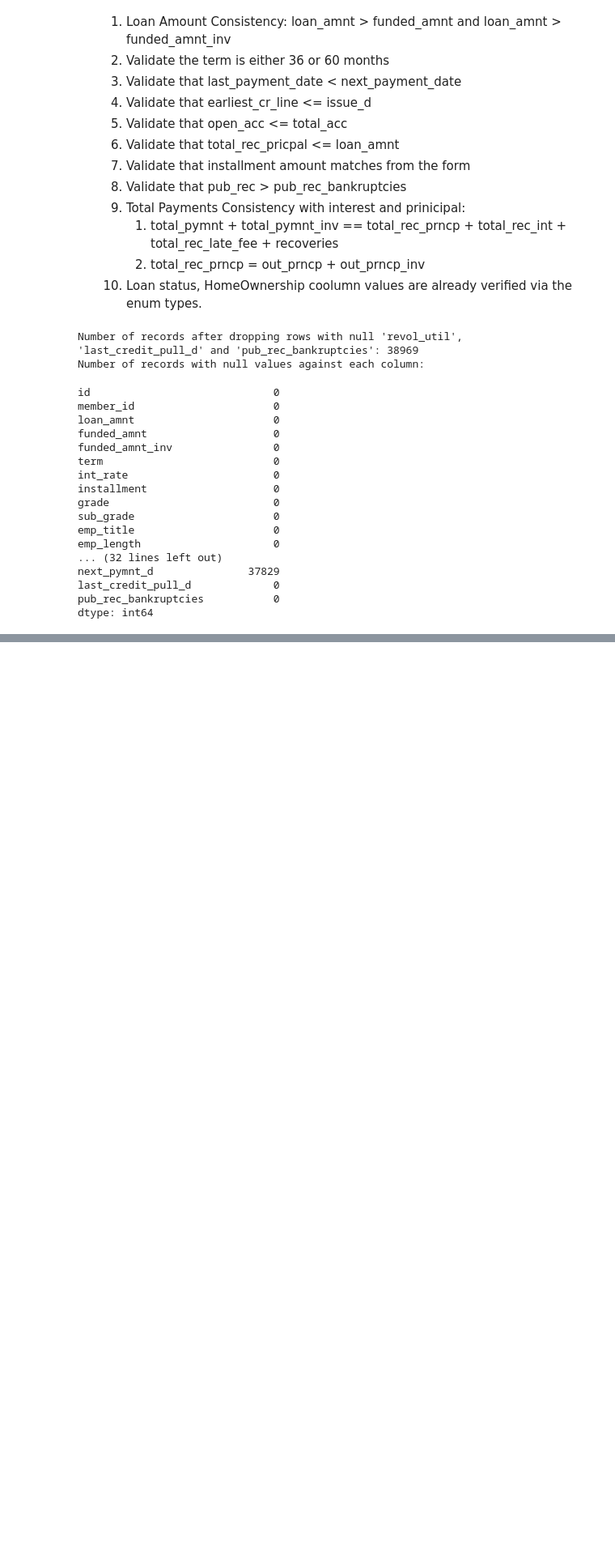
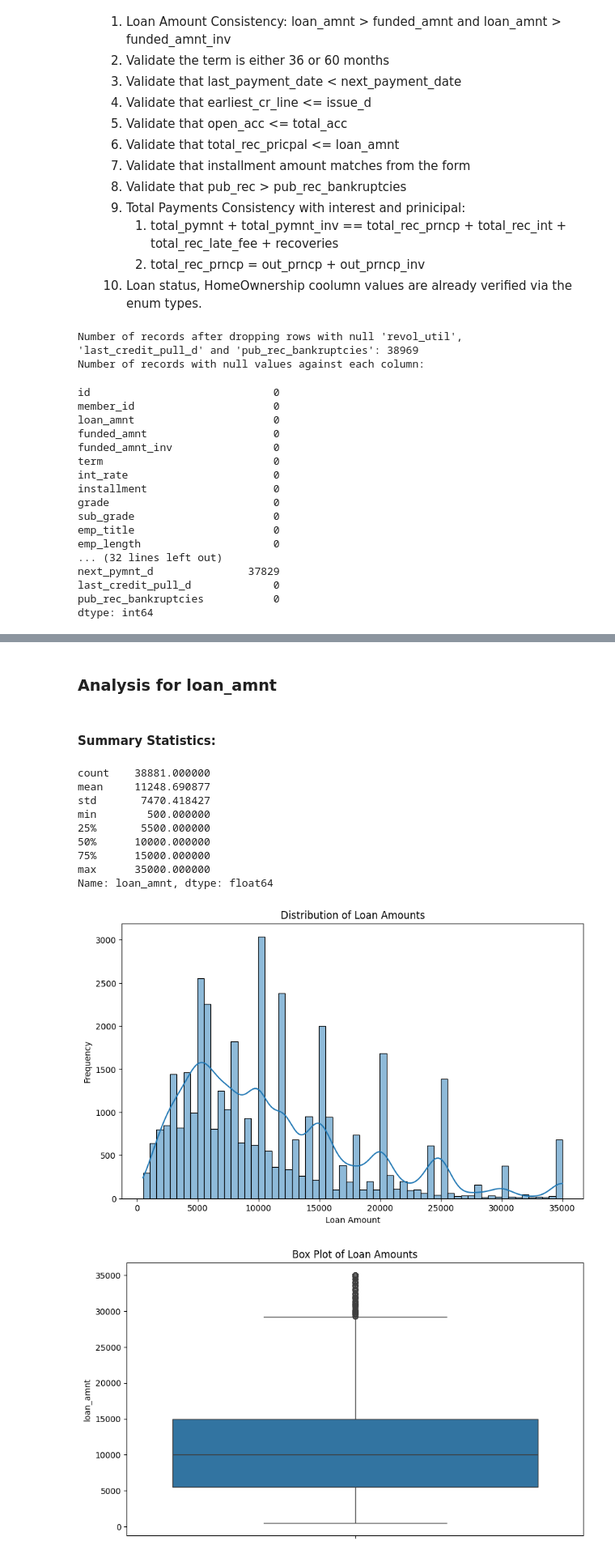
Before and after one commit to sachinbehl/LendingClubCaseStudy, a Jupyter notebook: LendingClubCaseStudy.ipynb, the cells around one changed output, grey strips where cells are left out. Shown at 81% size. Saved outputs shown, nothing was run; the diff lists cells and outputs as text; code cells hidden in the pictures; blank space fills up the shorter version.

Commit message:
Updated the code with univerate analysis.

```diff
--- a/LendingClubCaseStudy.ipynb
+++ b/LendingClubCaseStudy.ipynb
@@ -617,0 +669,43 @@ Index: []
+# %%
+# Analysis for `loan amt'
+import matplotlib.pyplot as plt
+import seaborn as sns
+
+# Analysis for 'loan_amnt'
+display(HTML(f"<h3>Analysis for loan_amnt</h3>"))
+
+# Summary statistics
+display(HTML(f"<h4>Summary Statistics:</h4>"))
+summary_stats = lendingCaseStudyDataFrameCleanedWithTypesCorrected['loan_amnt'].describe()
+display(summary_stats)
+
+# Histogram
+plt.figure(figsize=(10, 6))
+sns.histplot(lendingCaseStudyDataFrameCleanedWithTypesCorrected['loan_amnt'], kde=True)
+plt.title('Distribution of Loan Amounts')
+plt.xlabel('Loan Amount')
+plt.ylabel('Frequency')
+plt.show()
+
+# Box plot
+plt.figure(figsize=(10, 6))
+sns.boxplot(y=lendingCaseStudyDataFrameCleanedWithTypesCorrected['loan_amnt'])
+plt.title('Box Plot of Loan Amounts')
+plt.show()
+
+# Separator
+display(HTML("<hr>"))
+# %% [output]
+Analysis for loan_amnt
+Summary Statistics:
+count    38881.000000
+mean     11248.690877
+std       7470.418427
+min        500.000000
+25%       5500.000000
+50%      10000.000000
+75%      15000.000000
+max      35000.000000
+Name: loan_amnt, dtype: float64
+[figure, added]
+[figure, added]
```
Also changed, not shown: parts of 47 cells of this notebook.
